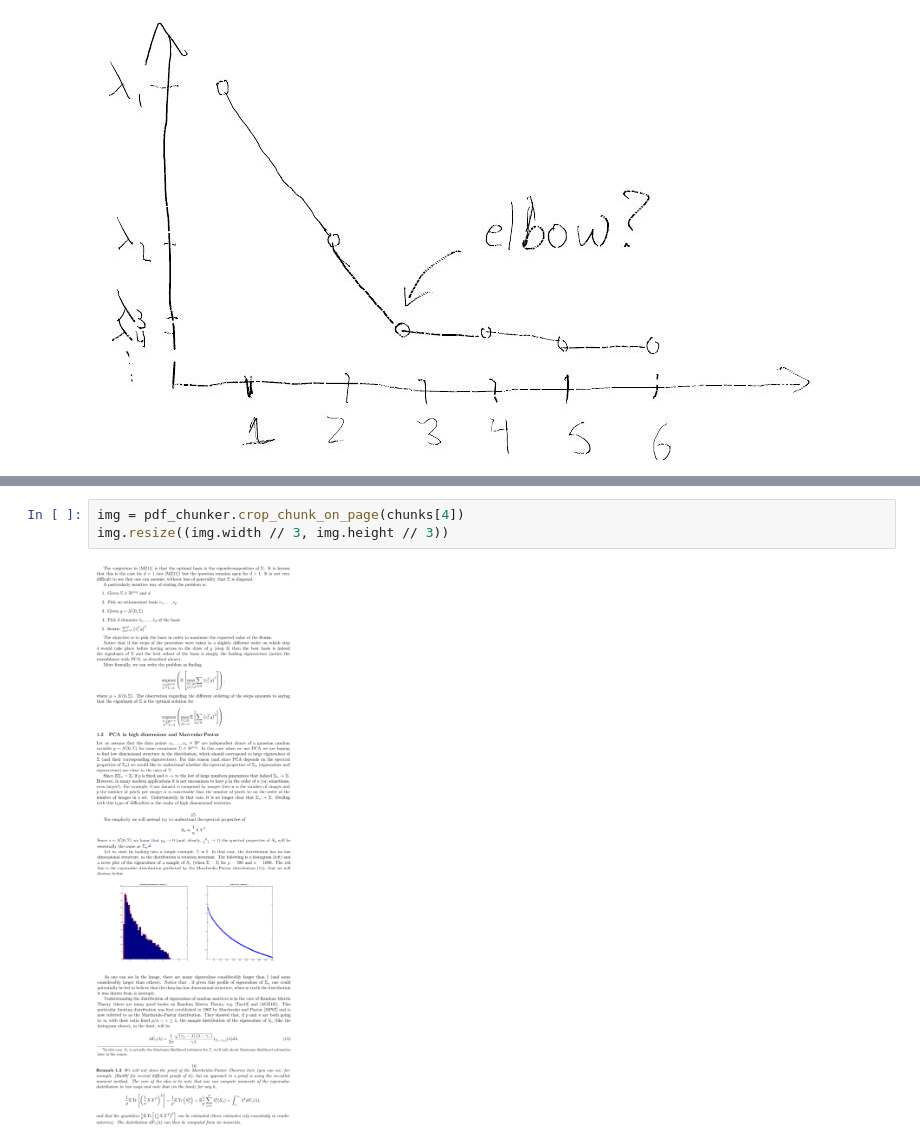
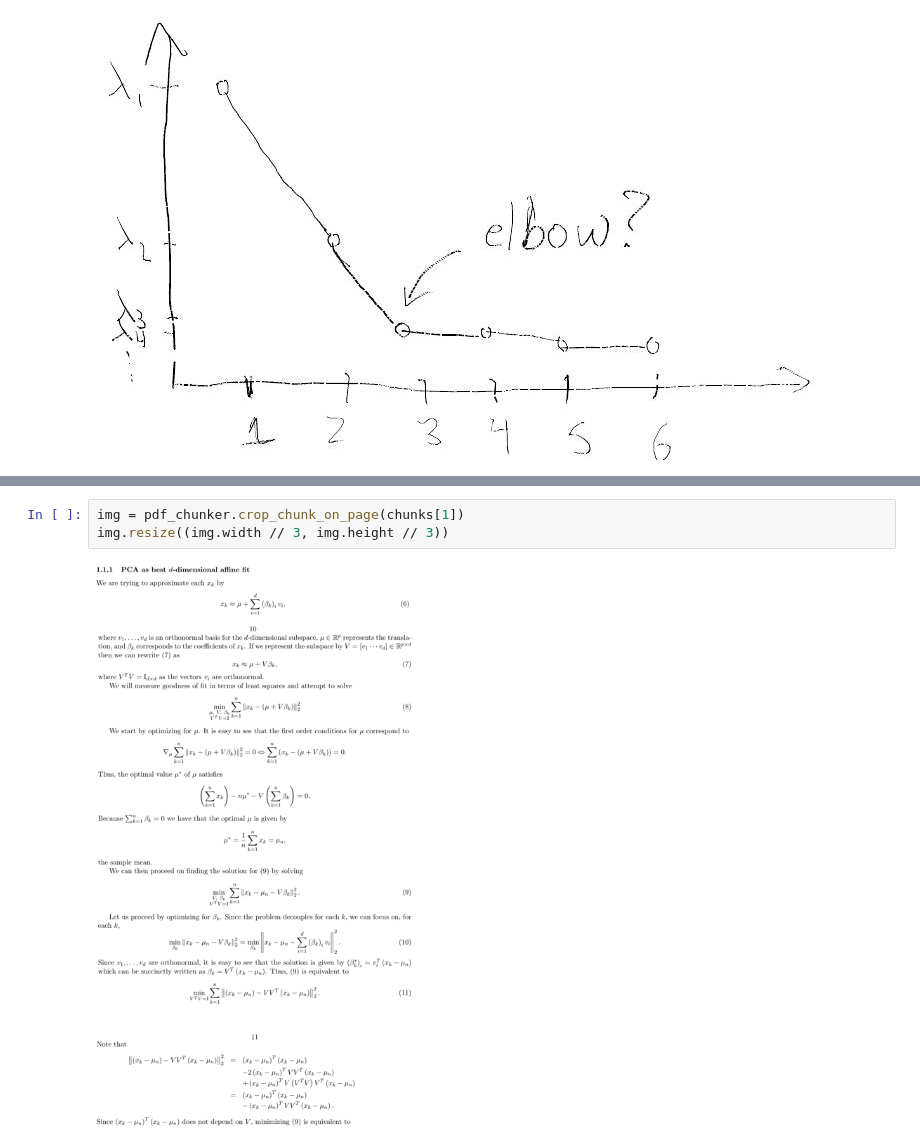
Before and after one commit to schole-ai/content-delivery, a Jupyter notebook: notebooks/chunking.ipynb, the cells around one changed output, grey strips where cells are left out. Cells and saved outputs as stored; diff of their text form.

```diff
--- a/notebooks/chunking.ipynb
+++ b/notebooks/chunking.ipynb
@@ -195,5 +204,5 @@ img.resize((img.width // 3, img.height // 3))
 # %%
-img = pdf_chunker.crop_chunk_on_page(chunks[4])
+img = pdf_chunker.crop_chunk_on_page(chunks[1])
 img.resize((img.width // 3, img.height // 3))
 # %% [output]
-[figure, old version]
+[figure, new version]
```
Also changed, not shown: parts of 3 cells of this notebook, 18 other files.
